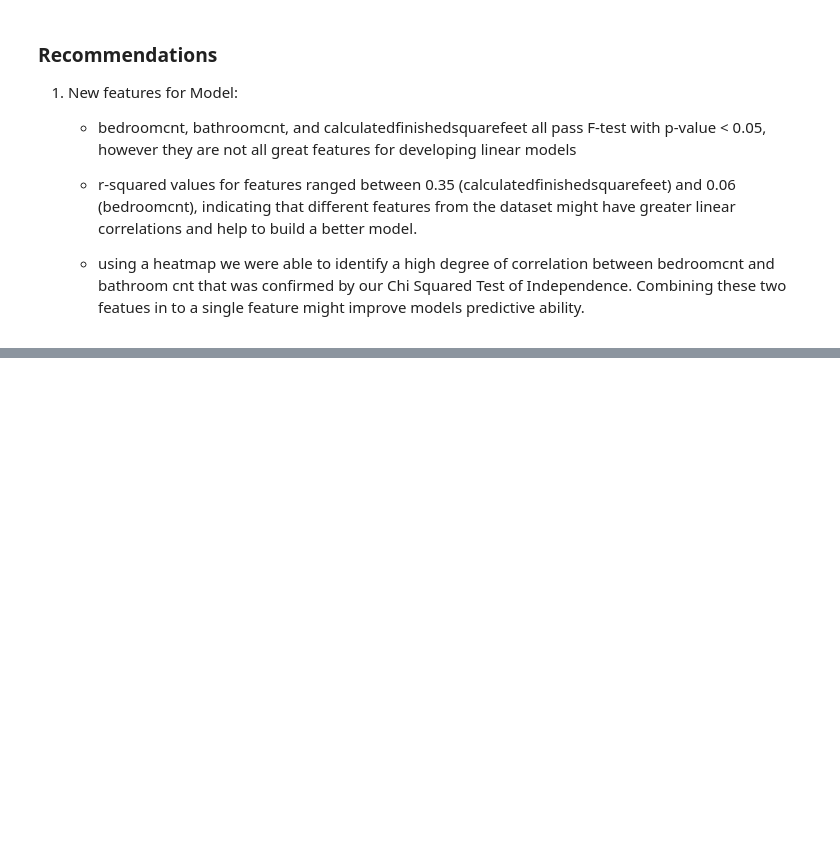
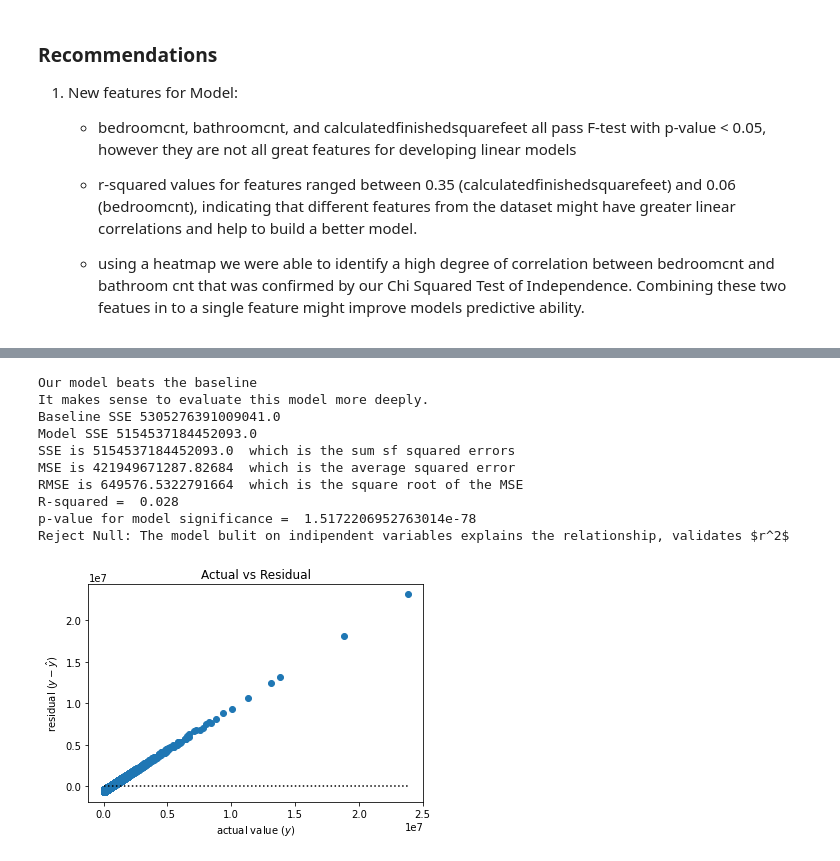
Before and after one commit to CY-Data-Services/zillow_regression_project, a Jupyter notebook: Zillow Regression Project/corey_notebook.ipynb, the cells around one changed output, grey strips where cells are left out. Saved outputs shown, nothing was run; the diff lists cells and outputs as text; code cells hidden in the pictures; blank space fills up the shorter version.

```diff
--- a/Zillow Regression Project/corey_notebook.ipynb
+++ b/Zillow Regression Project/corey_notebook.ipynb
@@ -421,0 +504,15 @@ The % improvement for our model is %25.595
+# %%
+# Evaluate poolcnt
+src.model.eval_linear_feature(ols('taxvaluedollarcnt ~ poolcnt', X_train_explore).fit(), X_train_explore.taxvaluedollarcnt, X_train_explore.poolcnt)
+# %% [output]
+Our model beats the baseline
+It makes sense to evaluate this model more deeply.
+Baseline SSE 5305276391009041.0
+Model SSE 5154537184452093.0
+SSE is 5154537184452093.0  which is the sum sf squared errors
+MSE is 421949671287.82684  which is the average squared error
+RMSE is 649576.5322791664  which is the square root of the MSE
+R-squared =  0.028
+p-value for model significance =  1.5172206952763014e-78
+Reject Null: The model bulit on indipendent variables explains the relationship, validates $r^2$
+[figure, added]
```
Also changed, not shown: parts of 24 cells of this notebook.
